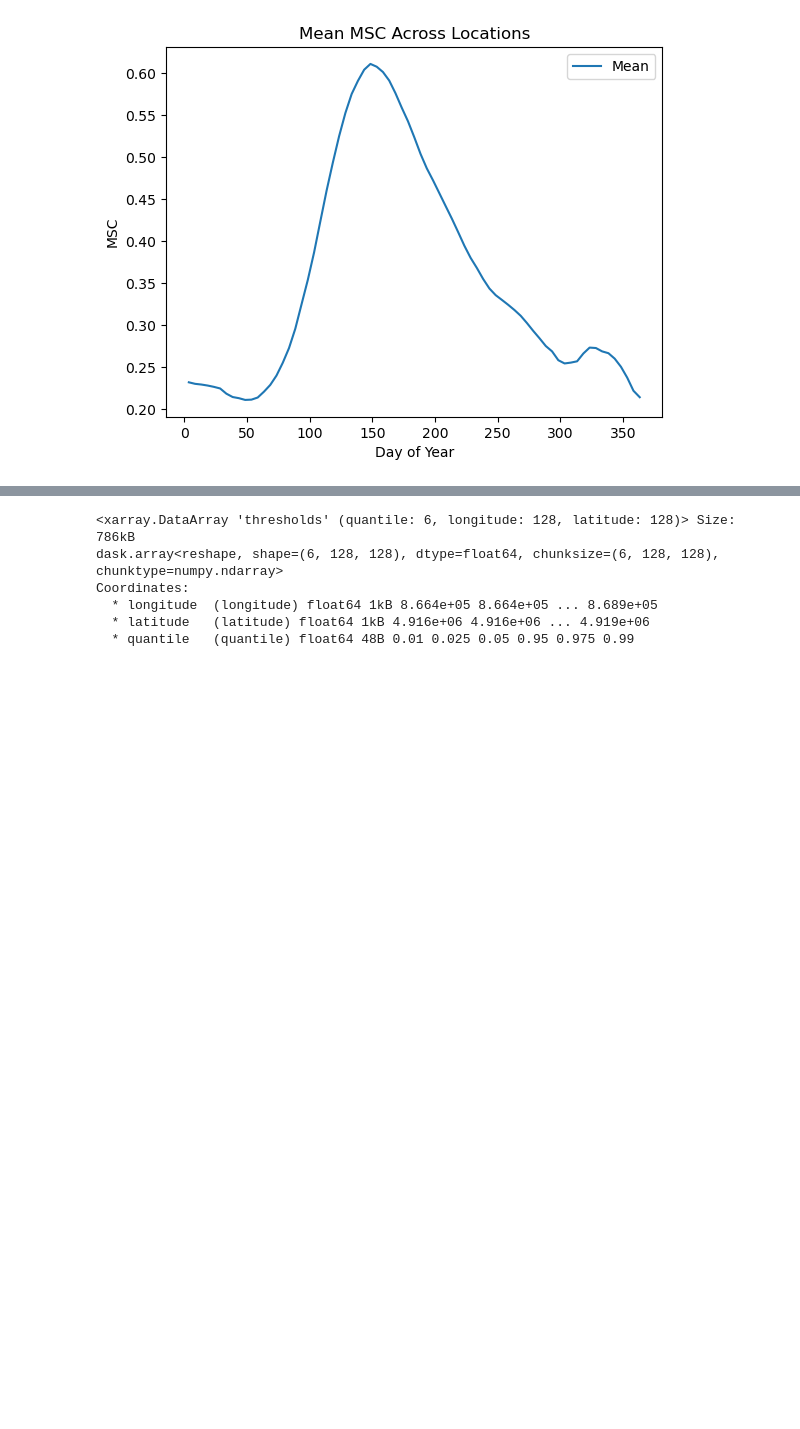
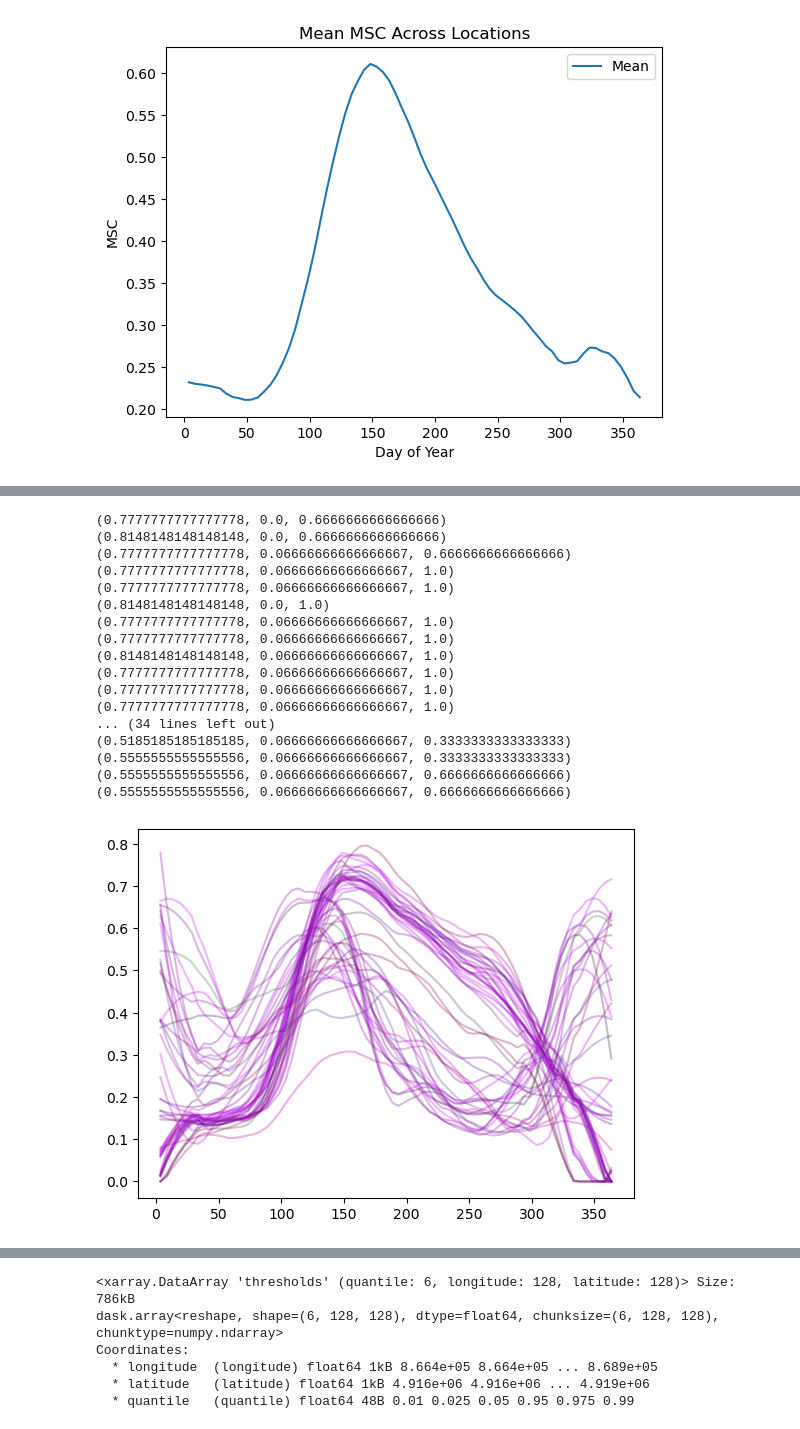
Before and after one commit to Clair3/RegionalExtremes, a Jupyter notebook: plt_results.ipynb, the cells around one changed output, grey strips where cells are left out. Cells and saved outputs as stored; diff of their text form; code cells hidden in the pictures; blank space fills up the shorter version.

```diff
--- a/plt_results.ipynb
+++ b/plt_results.ipynb
@@ -145,0 +205,31 @@ TypeError: unsupported operand type(s) for -: 'method' and 'method'
+# %%
+for i, loc in enumerate(subset.location):
+    rgb_color = tuple(rgb_normalized[i][0])  # Ensure this is a single (R, G, B) tuple
+    print(rgb_color)
+    plt.plot(
+        subset.dayofyear,
+        subset.msc.sel(location=loc),
+        color=rgb_color,
+        label=f"Loc: {loc}",
+        alpha=0.3,
+    )
+plt.show()
+# %% [output]
+(0.7777777777777778, 0.0, 0.6666666666666666)
+(0.8148148148148148, 0.0, 0.6666666666666666)
+(0.7777777777777778, 0.06666666666666667, 0.6666666666666666)
+(0.7777777777777778, 0.06666666666666667, 1.0)
+(0.7777777777777778, 0.06666666666666667, 1.0)
+(0.8148148148148148, 0.0, 1.0)
+(0.7777777777777778, 0.06666666666666667, 1.0)
+(0.7777777777777778, 0.06666666666666667, 1.0)
+(0.8148148148148148, 0.06666666666666667, 1.0)
+(0.7777777777777778, 0.06666666666666667, 1.0)
+(0.7777777777777778, 0.06666666666666667, 1.0)
+(0.7777777777777778, 0.06666666666666667, 1.0)
+... (34 lines left out)
+(0.5185185185185185, 0.06666666666666667, 0.3333333333333333)
+(0.5555555555555556, 0.06666666666666667, 0.3333333333333333)
+(0.5555555555555556, 0.06666666666666667, 0.6666666666666666)
+(0.5555555555555556, 0.06666666666666667, 0.6666666666666666)
+[figure, added]
```
Also changed, not shown: parts of 7 cells of this notebook, 2 other files.
